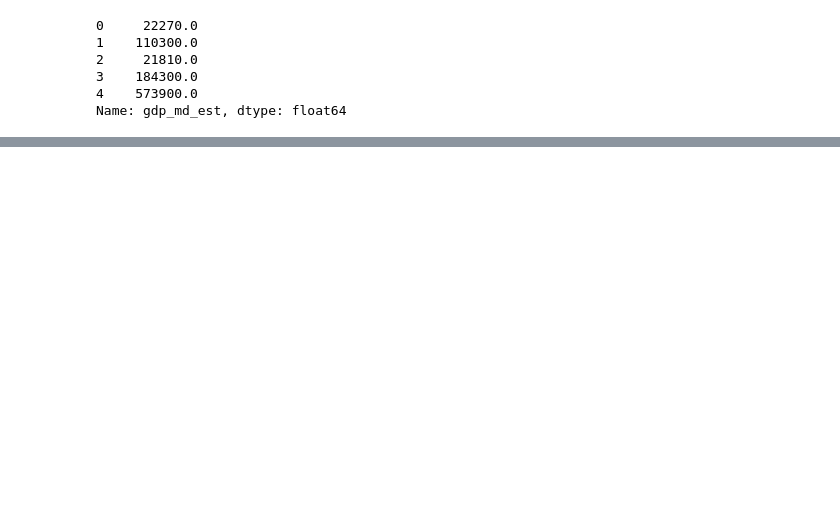
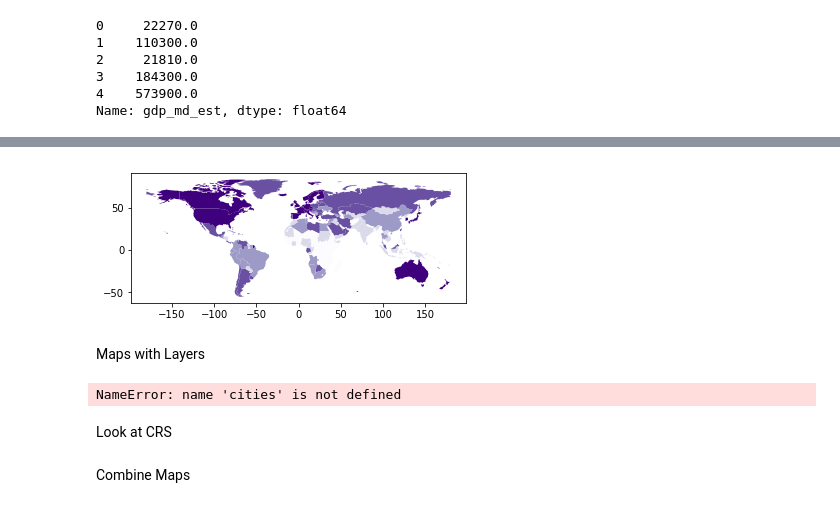
Before and after one commit to mariejohnson/spatial_analysis, a Jupyter notebook: gdp_tut.ipynb, the cells around one changed output, grey strips where cells are left out. Cells and saved outputs as stored; diff of their text form; code cells hidden in the pictures; blank space fills up the shorter version.

```diff
--- a/gdp_tut.ipynb
+++ b/gdp_tut.ipynb
@@ -93,0 +76,12 @@ new_world.sort_values(by='continent', ascending=True).head(60)
+# %%
+world.plot(column='gdp_per_cap', cmap='Purples', scheme='quantiles');
+# %% [output]
+[figure, added]
+# %% [markdown]
+Maps with Layers
+# %%
+cities.plot(marker='*', color='green', markersize=5);
+# %% [output]
+NameError: name 'cities' is not defined
+# %% [markdown]
+Look at CRS
@@ -93,0 +90,2 @@ new_world.sort_values(by='continent', ascending=True).head(60)
+# %% [markdown]
+Combine Maps
```
Also changed, not shown: parts of 36 cells of this notebook.
